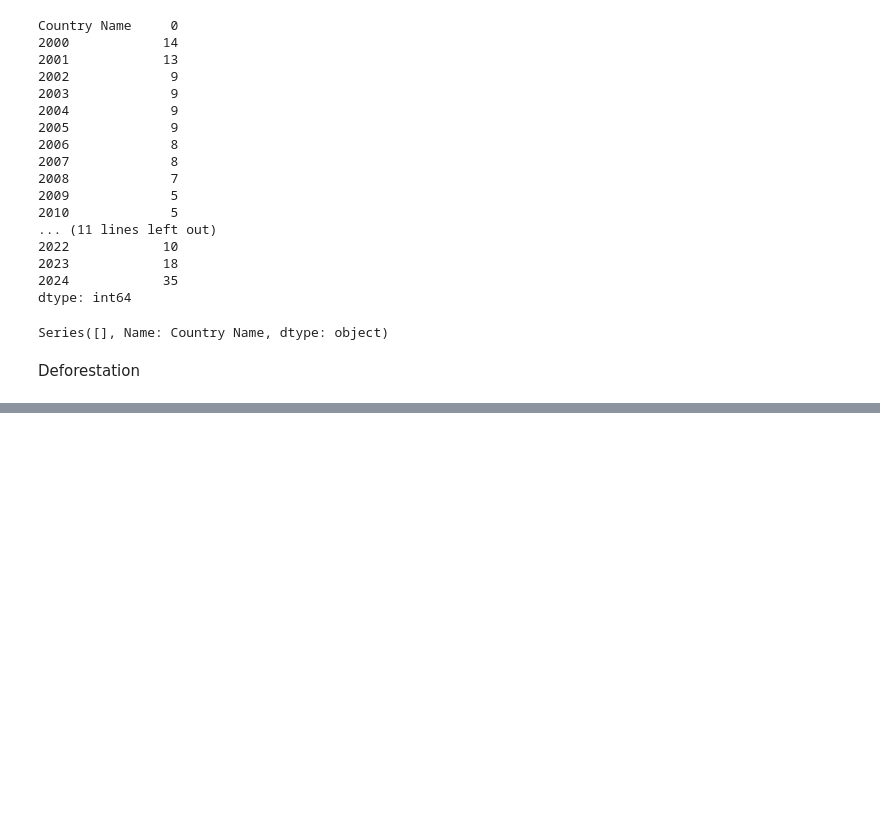
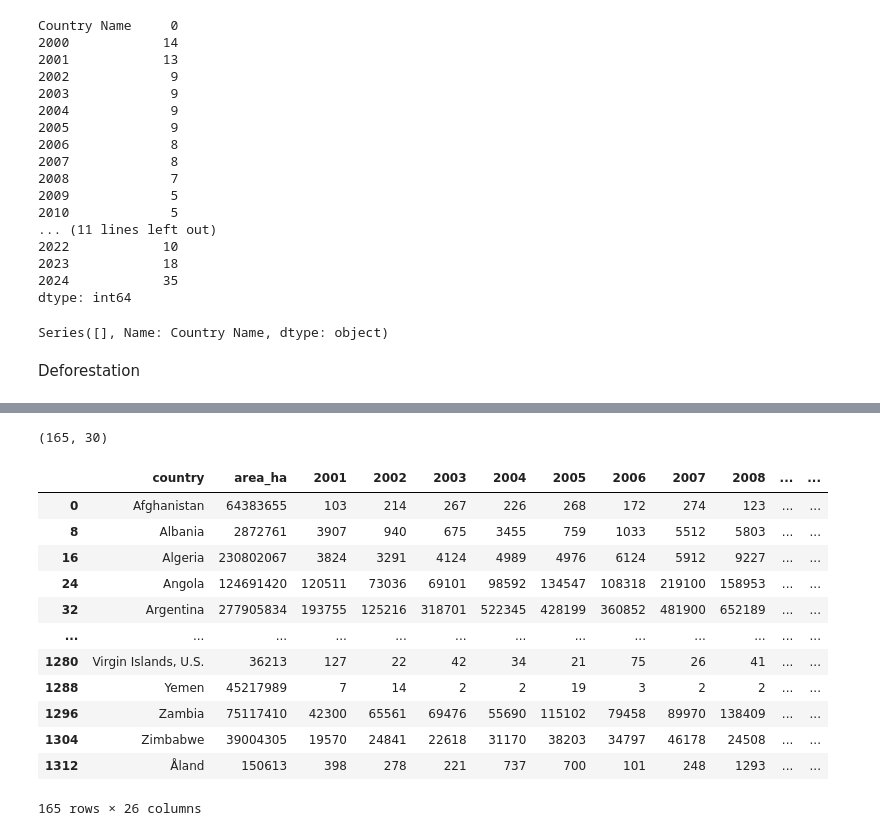
Before and after one commit to tai040102/Data-mining-global-co2-emissions, a Jupyter notebook: processing_data/process_data.ipynb, the cells around one changed output, grey strips where cells are left out. Saved outputs shown, nothing was run; the diff lists cells and outputs as text; code cells hidden in the pictures; blank space fills up the shorter version.

```diff
--- a/processing_data/process_data.ipynb
+++ b/processing_data/process_data.ipynb
@@ -197,0 +217,3 @@ df_deforestation
+# %%
+df_deforestation=df_deforestation[df_deforestation["threshold"]==0]
+df_deforestation= df_deforestation.rename(columns=lambda x: x.replace('tc_loss_ha_', '') if x.startswith('tc_loss_ha_') else x)
@@ -197,0 +236,23 @@ df_deforestation
+# %%
+df_deforestation.shape
+# %% [output]
+(165, 30)
+# %%
+cols_deforestation = ['country','area_ha'] + [col for col in df_deforestation.columns if col.isdigit() and 2000 <= int(col) <= 2025]
+# %%
+df_deforestation_selected = df_deforestation[cols_deforestation]
+df_deforestation_selected
+# %% [output]
+|  | country | area_ha | 2001 | 2002 | 2003 | 2004 | 2005 | 2006 | 2007 | 2008 | ... | ... |
+| 0 | Afghanistan | 64383655 | 103 | 214 | 267 | 226 | 268 | 172 | 274 | 123 | ... | ... |
+| 8 | Albania | 2872761 | 3907 | 940 | 675 | 3455 | 759 | 1033 | 5512 | 5803 | ... | ... |
+| 16 | Algeria | 230802067 | 3824 | 3291 | 4124 | 4989 | 4976 | 6124 | 5912 | 9227 | ... | ... |
+| 24 | Angola | 124691420 | 120511 | 73036 | 69101 | 98592 | 134547 | 108318 | 219100 | 158953 | ... | ... |
+| 32 | Argentina | 277905834 | 193755 | 125216 | 318701 | 522345 | 428199 | 360852 | 481900 | 652189 | ... | ... |
+| ... | ... | ... | ... | ... | ... | ... | ... | ... | ... | ... | ... | ... |
+| 1280 | Virgin Islands, U.S. | 36213 | 127 | 22 | 42 | 34 | 21 | 75 | 26 | 41 | ... | ... |
+| 1288 | Yemen | 45217989 | 7 | 14 | 2 | 2 | 19 | 3 | 2 | 2 | ... | ... |
+| 1296 | Zambia | 75117410 | 42300 | 65561 | 69476 | 55690 | 115102 | 79458 | 89970 | 138409 | ... | ... |
+| 1304 | Zimbabwe | 39004305 | 19570 | 24841 | 22618 | 31170 | 38203 | 34797 | 46178 | 24508 | ... | ... |
+| 1312 | Åland | 150613 | 398 | 278 | 221 | 737 | 700 | 101 | 248 | 1293 | ... | ... |
+165 rows × 26 columns
```
Also changed, not shown: parts of 12 cells of this notebook, 1 other file.
